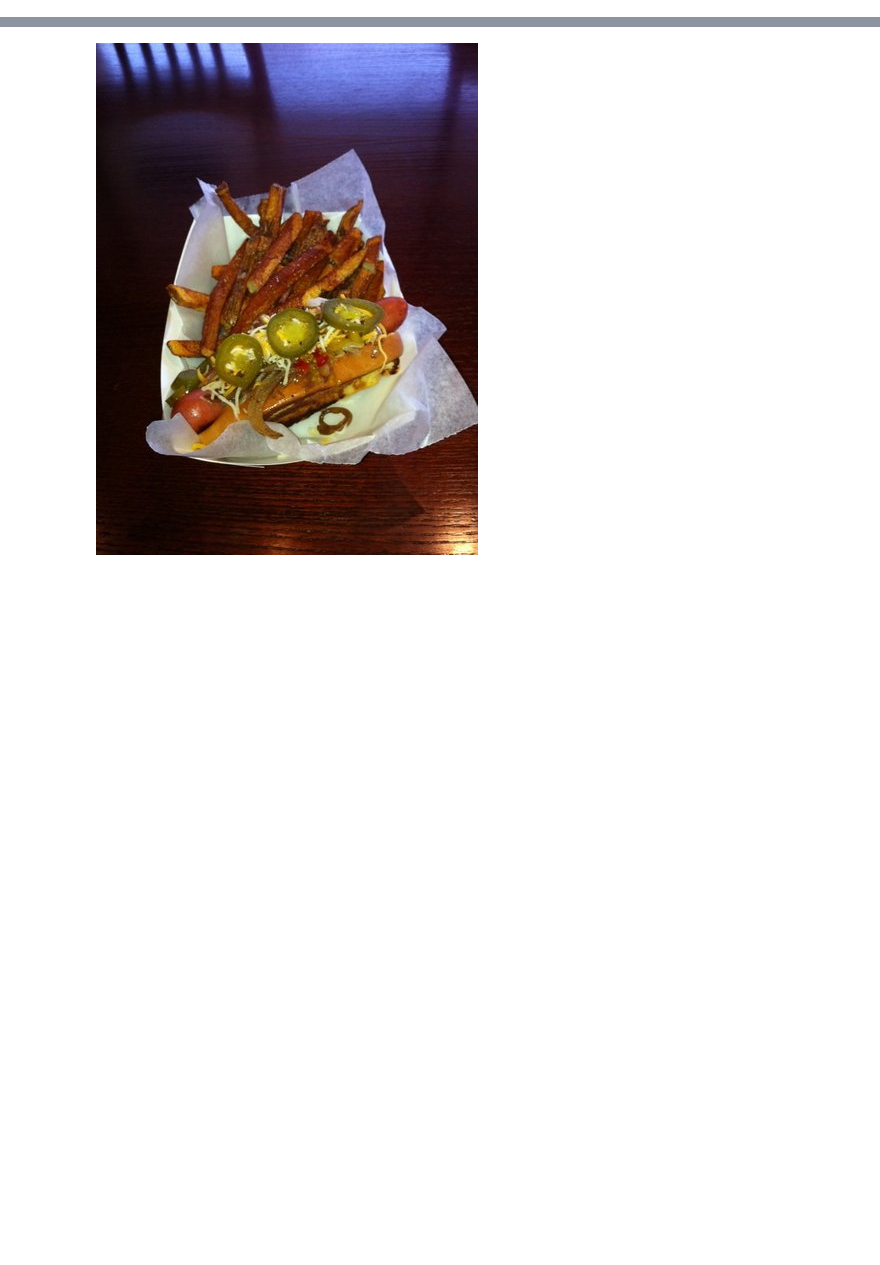
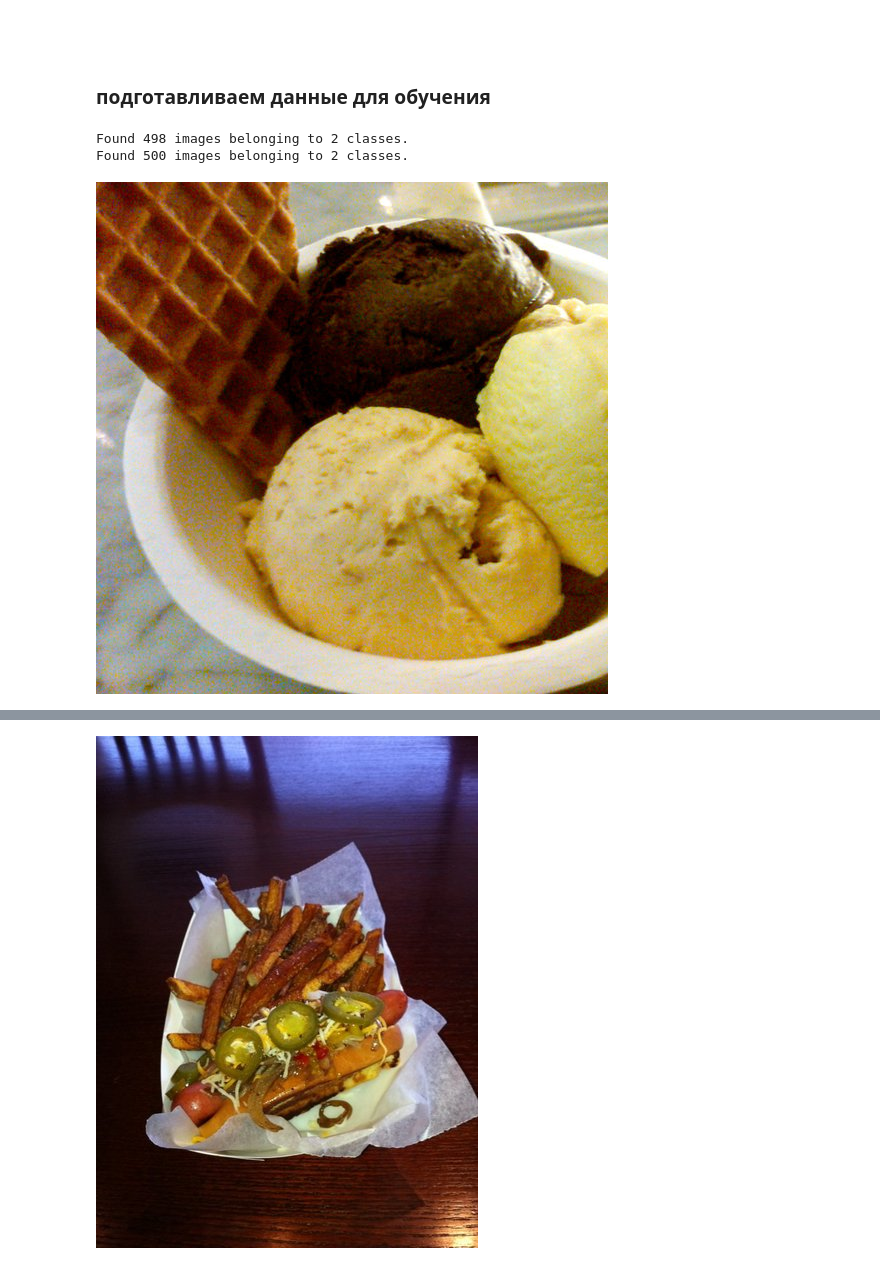
Before and after one commit to artemguivan/Hotdog_NotHotdog_Classifier_SiliconValley, a Jupyter notebook: transfer_learning_in_keras1.ipynb, the cells around one changed output, grey strips where cells are left out. Cells and saved outputs as stored; diff of their text form; code cells hidden in the pictures; blank space fills up the shorter version.

```diff
--- a/transfer_learning_in_keras1.ipynb
+++ b/transfer_learning_in_keras1.ipynb
@@ -141,0 +113,2 @@ import numpy as np
+# %% [markdown]
+####
@@ -141,0 +117,2 @@ import numpy as np
+# %% [markdown]
+### подготавливаем данные для обучения
@@ -141,0 +130,25 @@ import numpy as np
+# %%
+train_generator = train_datagen.flow_from_directory(
+    directory='./train',
+    target_size=(224, 224),
+    classes=['hot_dog','not_hot_dog'],
+    class_mode='categorical',
+    batch_size=32,
+    shuffle=True,
+    seed=42)
+
+valid_generator = valid_datagen.flow_from_directory(
+    directory='./test',
+    target_size=(224, 224),
+    classes=['hot_dog','not_hot_dog'],
+    class_mode='categorical',
+    batch_size=32,
+    shuffle=True,
+    seed=42)
+# %% [output]
+Found 498 images belonging to 2 classes.
+Found 500 images belonging to 2 classes.
+# %%
+img.open('/content/test/not_hot_dog/15420.jpg')
+# %% [output]
+[figure, added]
```
Also changed, not shown: parts of 49 cells of this notebook.
